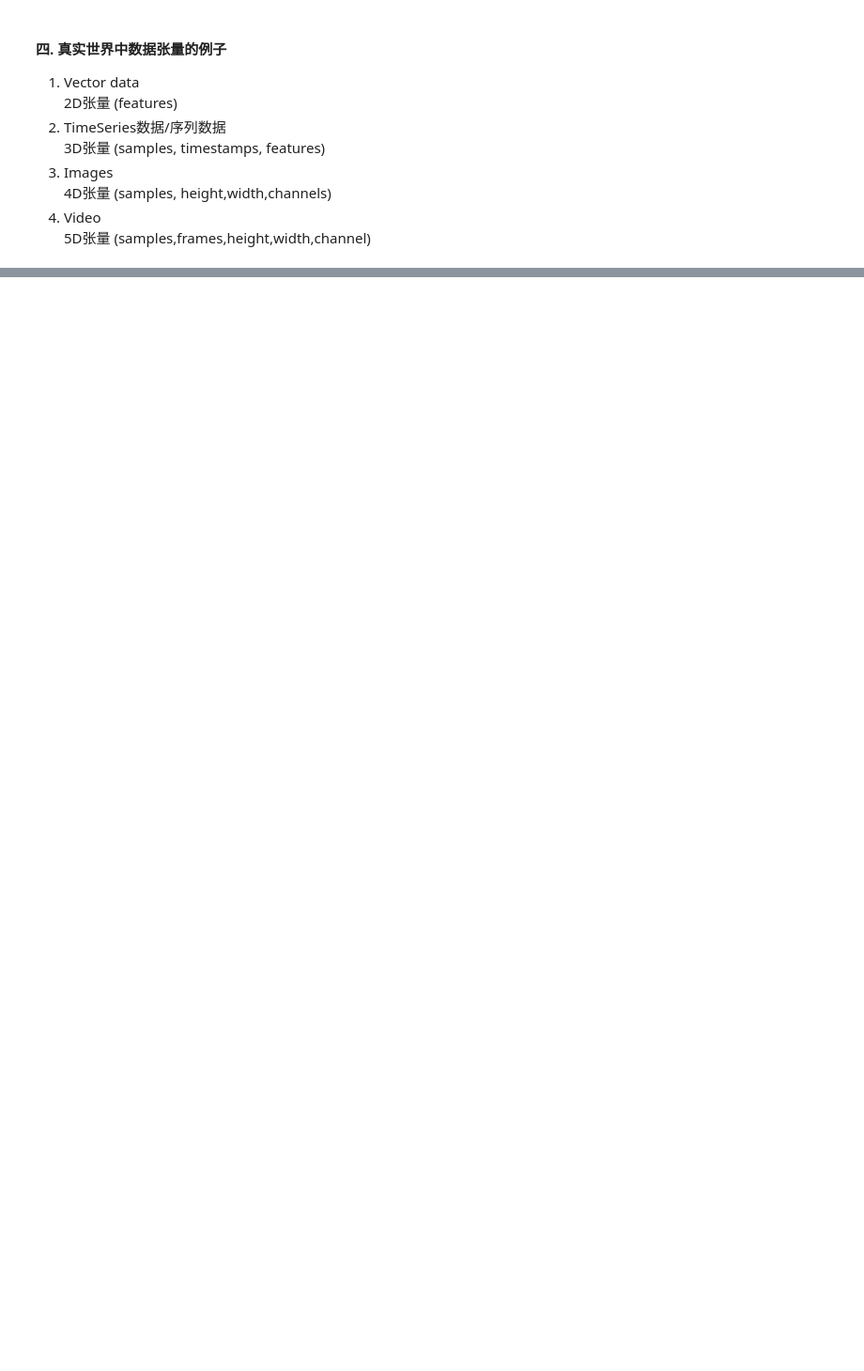
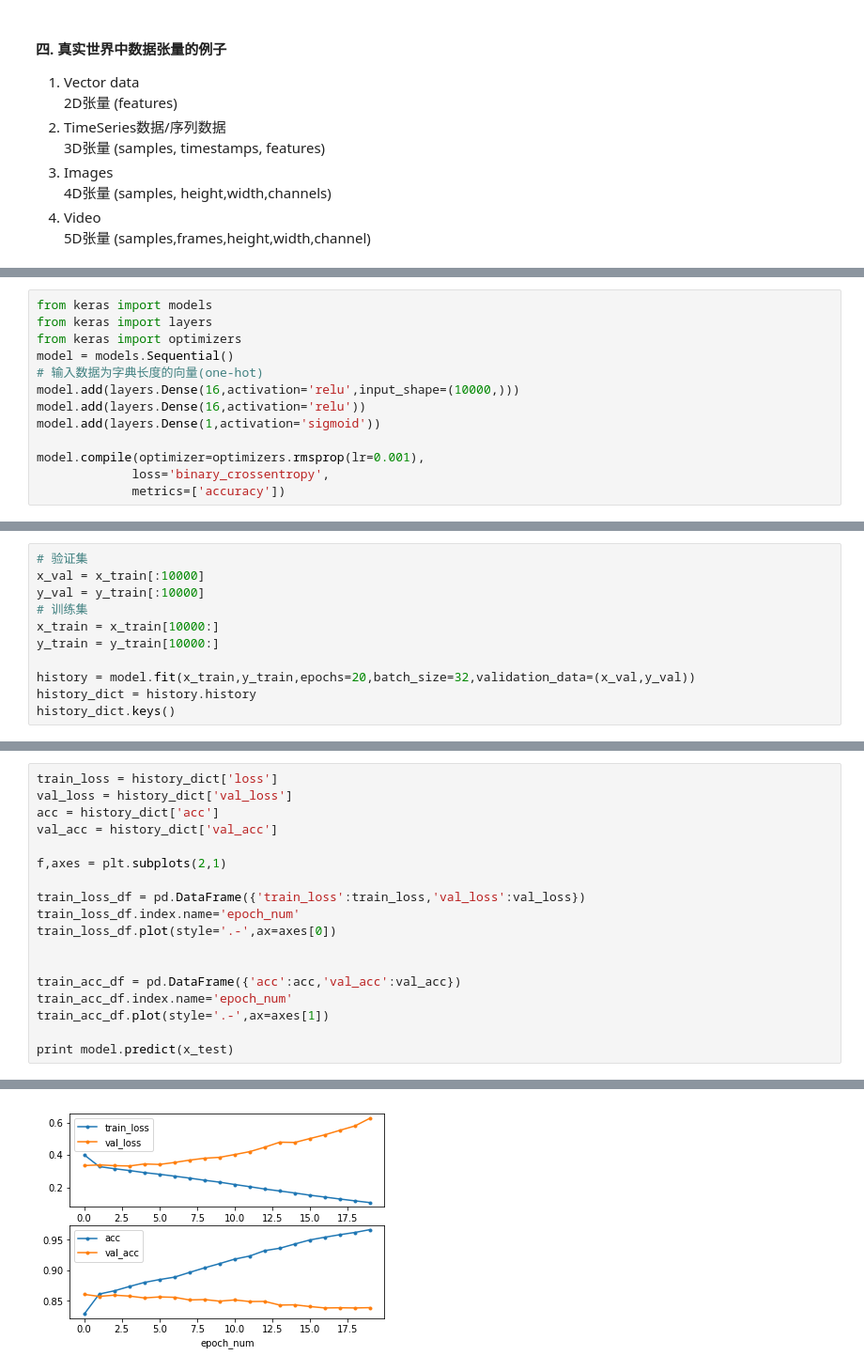
Before and after one commit to lj72808up/DeepLearning, a Jupyter notebook: blog/DeepLearning in keras/1- First Look at NN .ipynb, the cells around one changed output, grey strips where cells are left out. Shown at 94% size. Drawn from its saved outputs; the diff is of its cells as text; blank space fills up the shorter version.

```diff
--- a/blog/DeepLearning in keras/1- First Look at NN .ipynb
+++ b/blog/DeepLearning in keras/1- First Look at NN .ipynb
@@ -145,0 +233,13 @@ plt.imshow(digit,cmap=plt.cm.binary) # cmap : colormap, 默认为空,表示输
+# %%
+from keras import models
+from keras import layers
+from keras import optimizers
+model = models.Sequential()
+# 输入数据为字典长度的向量(one-hot)
+model.add(layers.Dense(16,activation='relu',input_shape=(10000,)))
+model.add(layers.Dense(16,activation='relu'))
+model.add(layers.Dense(1,activation='sigmoid'))
+
+model.compile(optimizer=optimizers.rmsprop(lr=0.001),
+             loss='binary_crossentropy',
+             metrics=['accuracy'])
@@ -145,0 +252,11 @@ plt.imshow(digit,cmap=plt.cm.binary) # cmap : colormap, 默认为空,表示输
+# %%
+# 验证集
+x_val = x_train[:10000]
+y_val = y_train[:10000]
+# 训练集
+x_train = x_train[10000:]
+y_train = y_train[10000:]
+
+history = model.fit(x_train,y_train,epochs=20,batch_size=32,validation_data=(x_val,y_val))
+history_dict = history.history
+history_dict.keys()
@@ -145,0 +282,19 @@ plt.imshow(digit,cmap=plt.cm.binary) # cmap : colormap, 默认为空,表示输
+# %%
+train_loss = history_dict['loss']
+val_loss = history_dict['val_loss']
+acc = history_dict['acc']
+val_acc = history_dict['val_acc']
+
+f,axes = plt.subplots(2,1)
+
+train_loss_df = pd.DataFrame({'train_loss':train_loss,'val_loss':val_loss})
+train_loss_df.index.name='epoch_num'
+train_loss_df.plot(style='.-',ax=axes[0])
+
+
+train_acc_df = pd.DataFrame({'acc':acc,'val_acc':val_acc})
+train_acc_df.index.name='epoch_num'
+train_acc_df.plot(style='.-',ax=axes[1])
+
+print model.predict(x_test)
+# %% [output]
@@ -145,0 +308 @@ plt.imshow(digit,cmap=plt.cm.binary) # cmap : colormap, 默认为空,表示输
+[figure, added]
```
Also changed, not shown: parts of 28 cells of this notebook.
